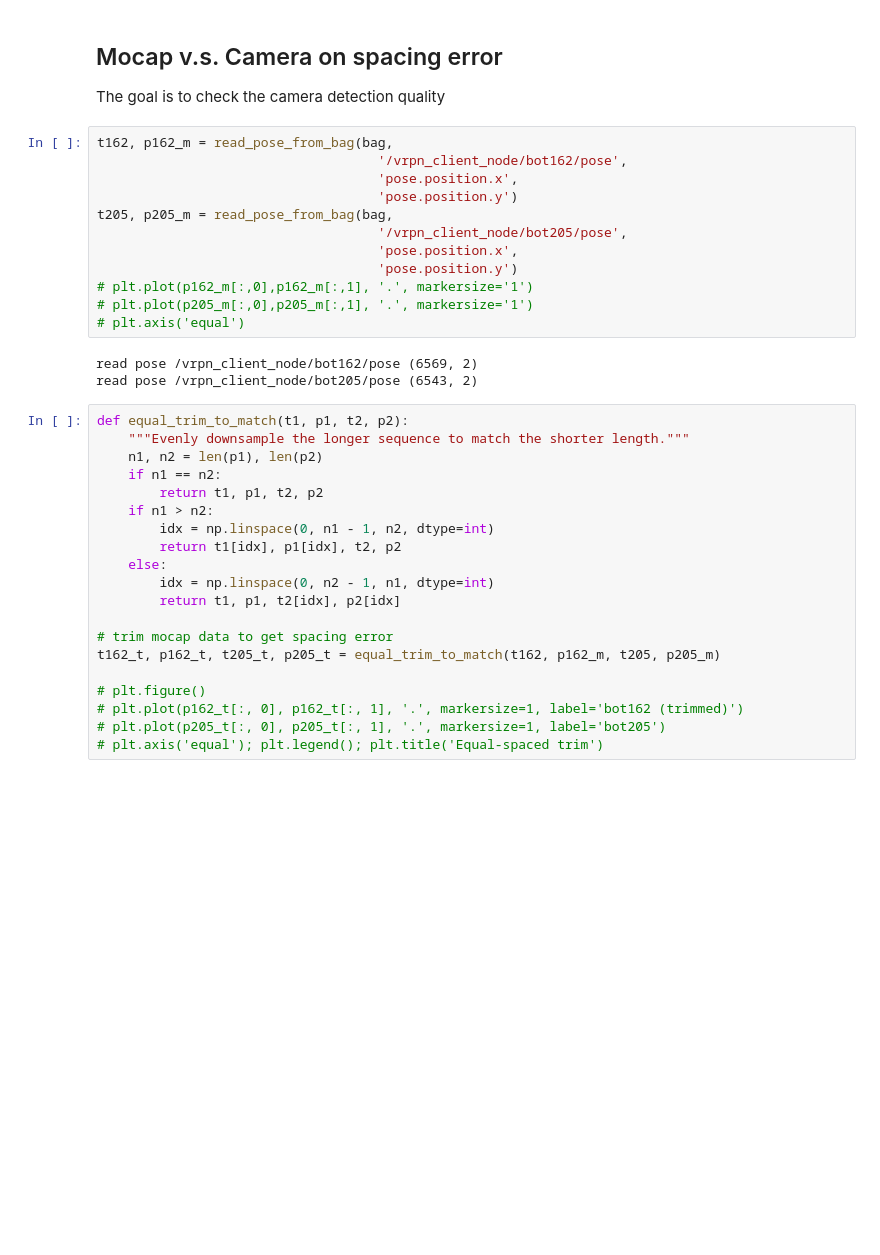
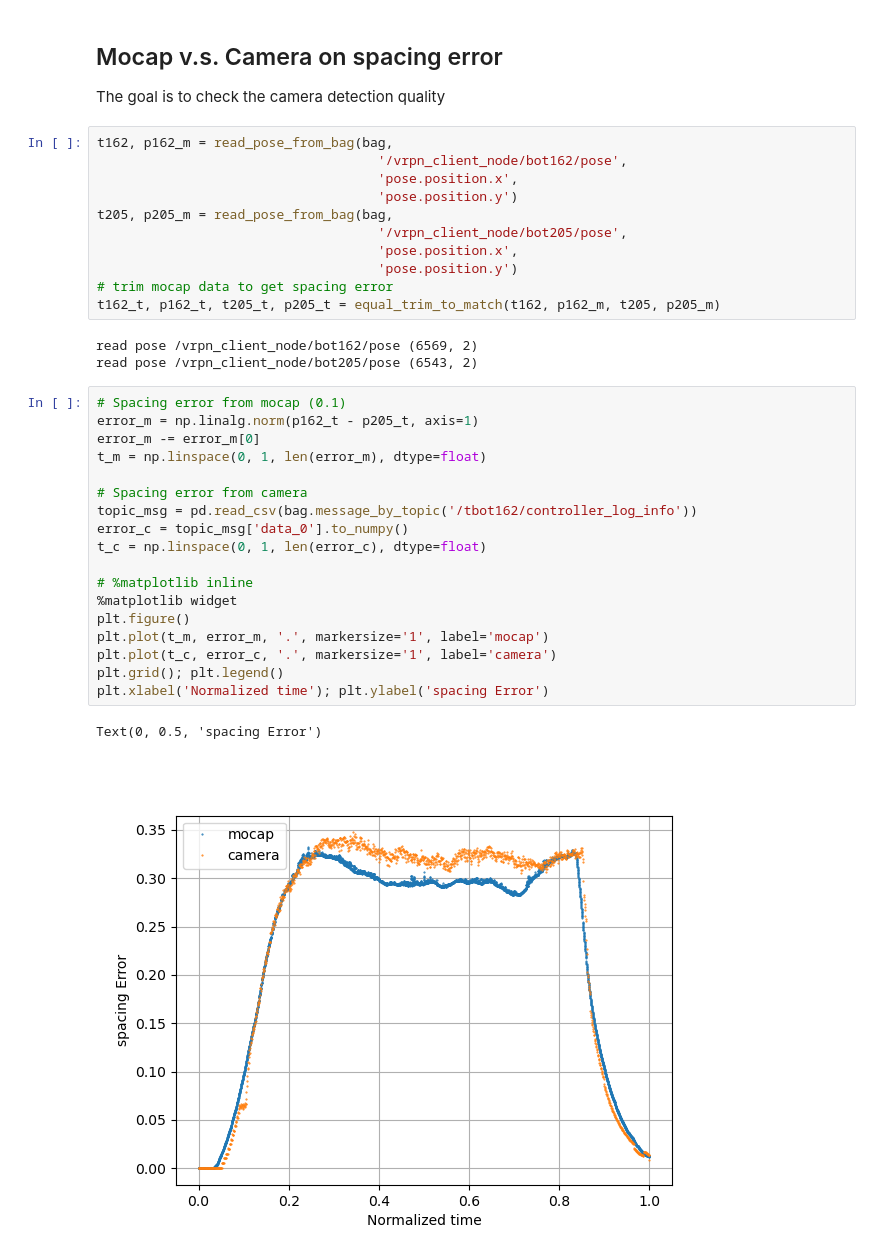
Before and after one commit to holyhenry/DSR_s_curve_tbot_test, a Jupyter notebook: plotting/scripts/system_test.ipynb, the cells around one changed output. Saved outputs shown, nothing was run; the diff lists cells and outputs as text; blank space fills up the shorter version.

```diff
--- a/plotting/scripts/system_test.ipynb
+++ b/plotting/scripts/system_test.ipynb
@@ -105,29 +173,29 @@ t205, p205_m = read_pose_from_bag(bag,
                                     '/vrpn_client_node/bot205/pose',
                                     'pose.position.x',
                                     'pose.position.y')
-# plt.plot(p162_m[:,0],p162_m[:,1], '.', markersize='1')
-# plt.plot(p205_m[:,0],p205_m[:,1], '.', markersize='1')
-# plt.axis('equal')
+# trim mocap data to get spacing error
+t162_t, p162_t, t205_t, p205_t = equal_trim_to_match(t162, p162_m, t205, p205_m)
 # %% [output]
 read pose /vrpn_client_node/bot162/pose (6569, 2)
 read pose /vrpn_client_node/bot205/pose (6543, 2)
-# %%
-def equal_trim_to_match(t1, p1, t2, p2):
-    """Evenly downsample the longer sequence to match the shorter length."""
-    n1, n2 = len(p1), len(p2)
-    if n1 == n2:
-        return t1, p1, t2, p2
-    if n1 > n2:
-        idx = np.linspace(0, n1 - 1, n2, dtype=int)
-        return t1[idx], p1[idx], t2, p2
-    else:
-        idx = np.linspace(0, n2 - 1, n1, dtype=int)
-        return t1, p1, t2[idx], p2[idx]
-
-# trim mocap data to get spacing error
-t162_t, p162_t, t205_t, p205_t = equal_trim_to_match(t162, p162_m, t205, p205_m)
-
-# plt.figure()
-# plt.plot(p162_t[:, 0], p162_t[:, 1], '.', markersize=1, label='bot162 (trimmed)')
-# plt.plot(p205_t[:, 0], p205_t[:, 1], '.', markersize=1, label='bot205')
-# plt.axis('equal'); plt.legend(); plt.title('Equal-spaced trim')
+# %%
+# Spacing error from mocap (0.1)
+error_m = np.linalg.norm(p162_t - p205_t, axis=1)
+error_m -= error_m[0]
+t_m = np.linspace(0, 1, len(error_m), dtype=float)
+
+# Spacing error from camera
+topic_msg = pd.read_csv(bag.message_by_topic('/tbot162/controller_log_info'))
+error_c = topic_msg['data_0'].to_numpy()
+t_c = np.linspace(0, 1, len(error_c), dtype=float)
+
+# %matplotlib inline
+%matplotlib widget
+plt.figure()
+plt.plot(t_m, error_m, '.', markersize='1', label='mocap')
+plt.plot(t_c, error_c, '.', markersize='1', label='camera')
+plt.grid(); plt.legend()
+plt.xlabel('Normalized time'); plt.ylabel('spacing Error')
+# %% [output]
+Text(0, 0.5, 'spacing Error')
+[figure, added]
```
Also changed, not shown: parts of 12 cells of this notebook, 4 other files.
